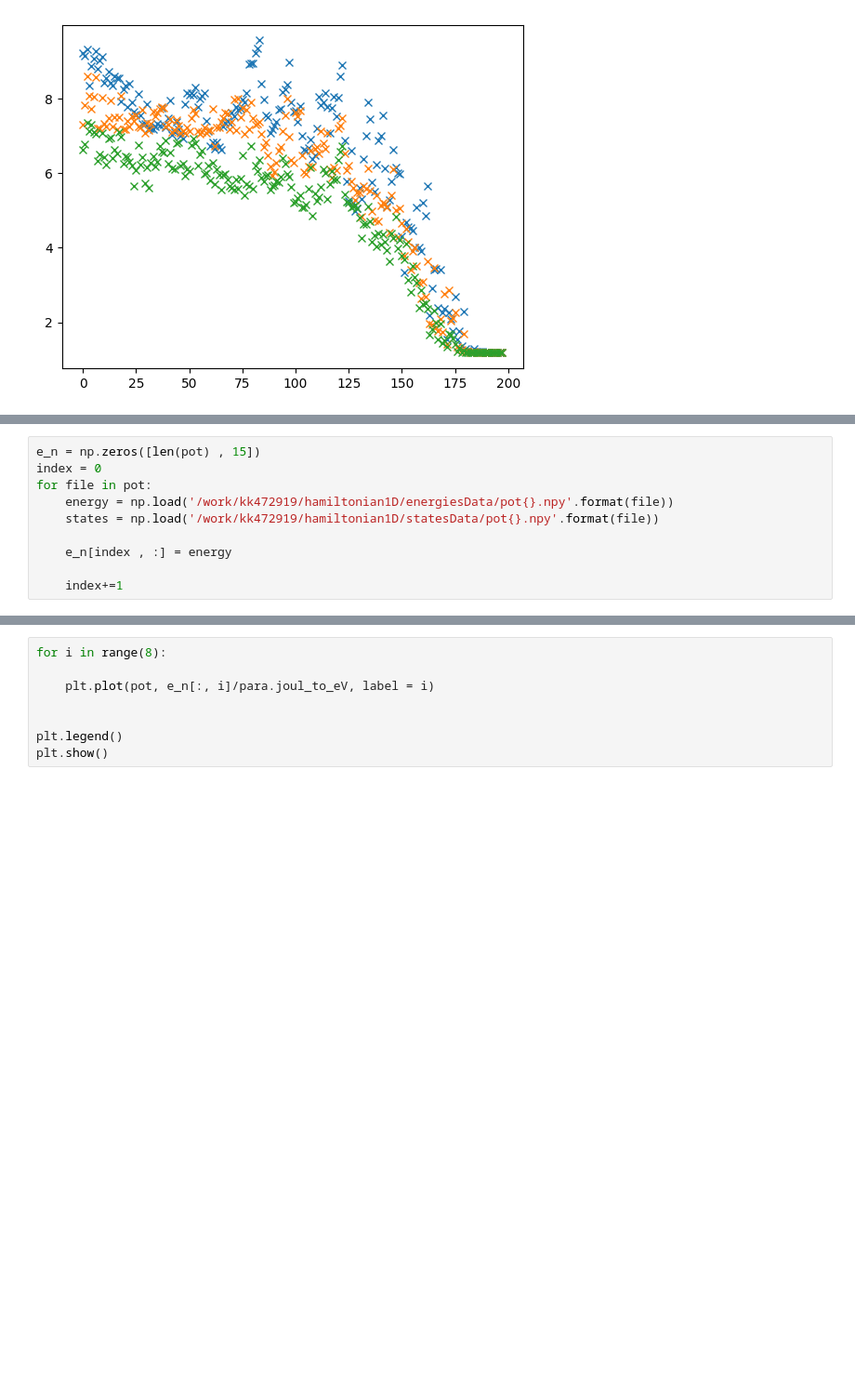
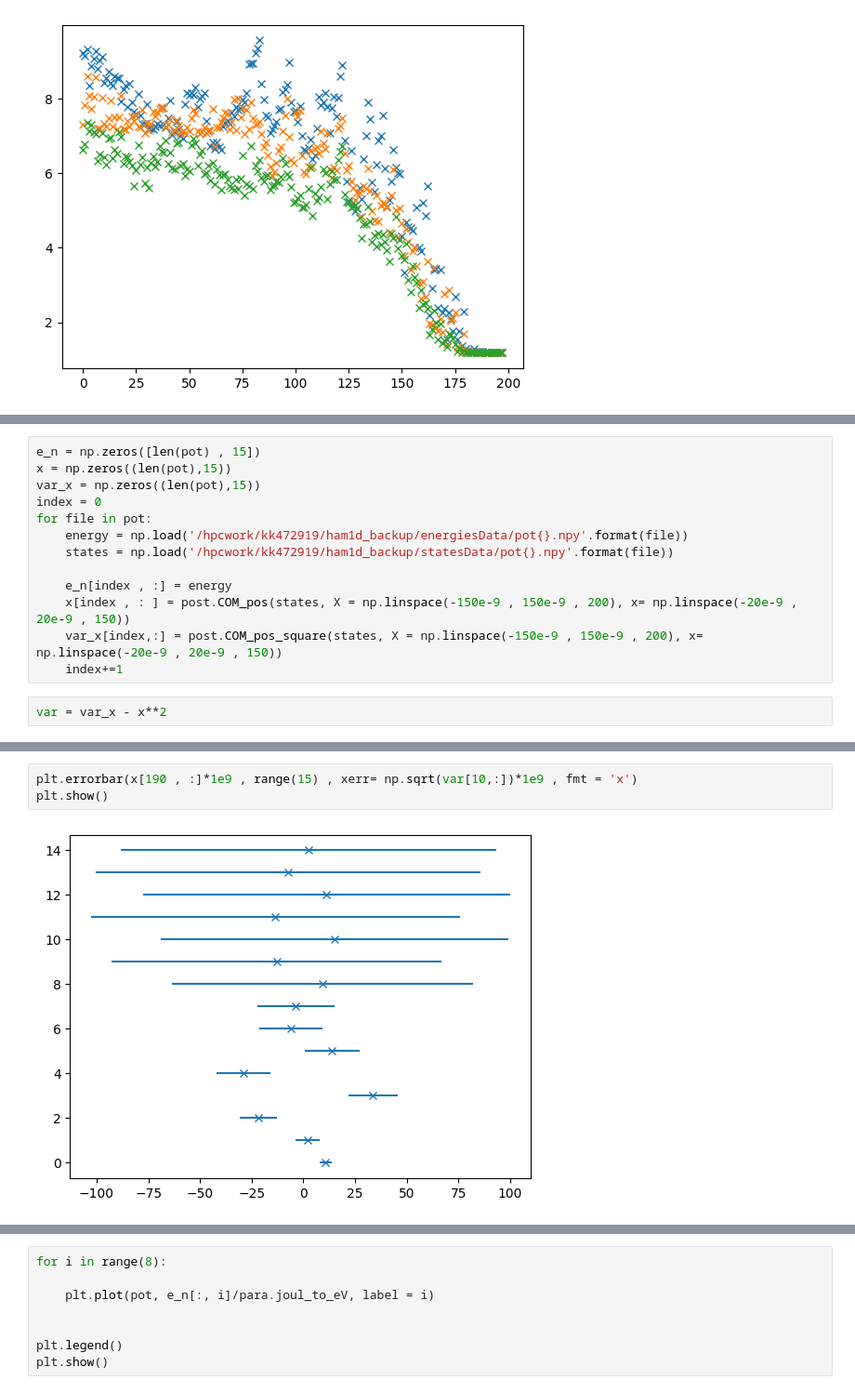
Before and after one commit to lefan99/BornOppenheimerCluster, a Jupyter notebook: plot.ipynb, the cells around one changed output, grey strips where cells are left out. Shown at 93% size. Saved outputs shown, nothing was run; the diff lists cells and outputs as text; blank space fills up the shorter version.

```diff
--- a/plot.ipynb
+++ b/plot.ipynb
@@ -63,10 +53,15 @@ box_array[74]
 # %%
 e_n = np.zeros([len(pot) , 15])
+x = np.zeros((len(pot),15))
+var_x = np.zeros((len(pot),15))
 index = 0
 for file in pot:
-    energy = np.load('/work/kk472919/hamiltonian1D/energiesData/pot{}.npy'.format(file))
-    states = np.load('/work/kk472919/hamiltonian1D/statesData/pot{}.npy'.format(file))
+    energy = np.load('/hpcwork/kk472919/ham1d_backup/energiesData/pot{}.npy'.format(file))
+    states = np.load('/hpcwork/kk472919/ham1d_backup/statesData/pot{}.npy'.format(file))
 
     e_n[index , :] = energy
-
+    x[index , : ] = post.COM_pos(states, X = np.linspace(-150e-9 , 150e-9 , 200), x= np.linspace(-20e-9 , 20e-9 , 150))
+    var_x[index,:] = post.COM_pos_square(states, X = np.linspace(-150e-9 , 150e-9 , 200), x= np.linspace(-20e-9 , 20e-9 , 150))
     index+=1
+# %%
+var = var_x - x**2
@@ -72,0 +88,5 @@ for file in pot:
+# %%
+plt.errorbar(x[190 , :]*1e9 , range(15) , xerr= np.sqrt(var[10,:])*1e9 , fmt = 'x')
+plt.show()
+# %% [output]
+[figure, added]
```
Also changed, not shown: parts of 15 cells of this notebook, 5 other files.
